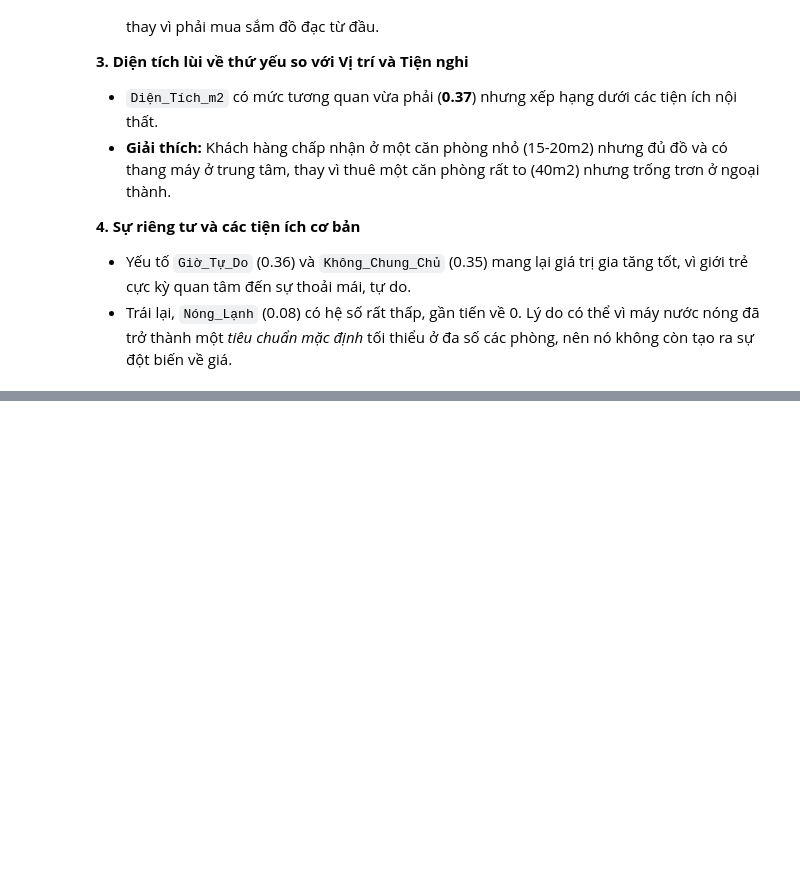
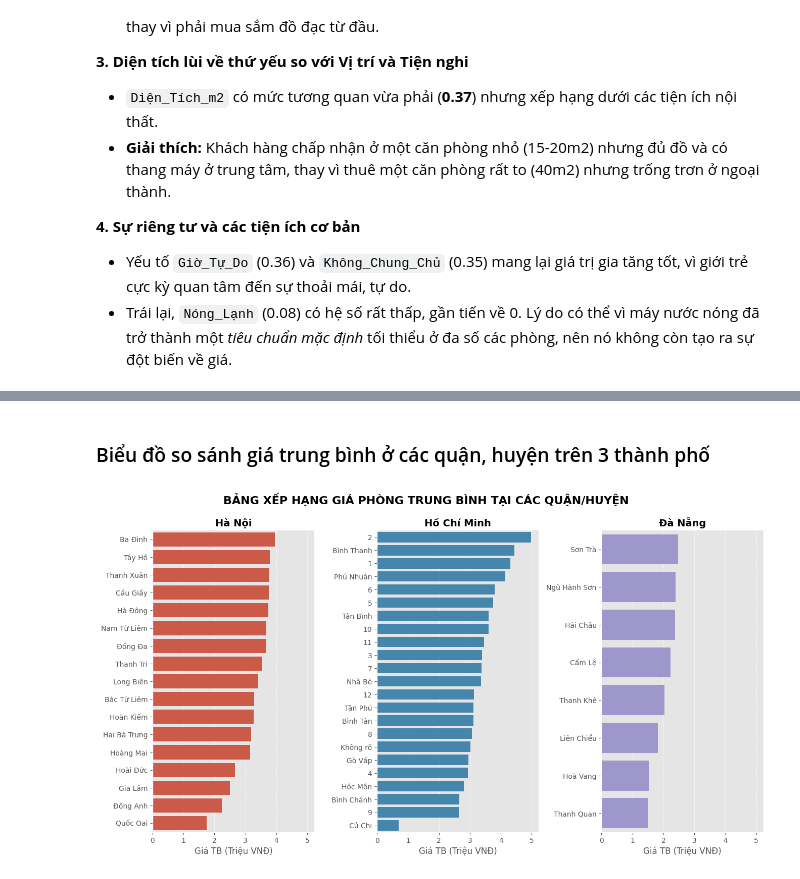
Before and after one commit to hnagnurtme/Roomalyzer, a Jupyter notebook: src/phongtro_data_analysis.ipynb, the cells around one changed output, grey strips where cells are left out. Cells and saved outputs as stored; diff of their text form; code cells hidden in the pictures; blank space fills up the shorter version.

```diff
--- a/src/phongtro_data_analysis.ipynb
+++ b/src/phongtro_data_analysis.ipynb
@@ -695,0 +786,38 @@ Bảng xếp hạng các yếu tố ảnh hưởng đến giá cho thuê phòng:
+# %% [markdown]
+### Biểu đồ so sánh giá trung bình ở các quận, huyện trên 3 thành phố
+# %%
+import matplotlib.pyplot as plt
+import seaborn as sns
+
+# Tính giá trung bình của từng quận huyện
+district_avg = df_clean.groupby(['Thành_Phố', 'Quận_Huyện'])['Giá_Cho_Thuê'].mean().reset_index()
+
+# Sắp xếp giá giảm dần
+district_avg = district_avg.sort_values(['Thành_Phố', 'Giá_Cho_Thuê'], ascending=[True, False])
+
+# Vẽ biểu đồ Catplot chia thành 3 cột (FacetGrid)
+g = sns.catplot(
+    data=district_avg,
+    x='Giá_Cho_Thuê',
+    y='Quận_Huyện',
+    col='Thành_Phố',
+    kind='bar',
+    height=7,
+    aspect=0.65,
+    sharey=False,
+    hue='Thành_Phố',
+    dodge=False,
+    legend=False
+)
+
+# Tùy chỉnh tiêu đề và nhãn
+g.fig.suptitle('BẢNG XẾP HẠNG GIÁ PHÒNG TRUNG BÌNH TẠI CÁC QUẬN/HUYỆN', fontsize=16, fontweight='bold', y=1.05)
+g.set_axis_labels('Giá TB (Triệu VNĐ)', '')
+g.set_titles("{col_name}", size=14, fontweight='bold')
+
+for ax in g.axes.flat:
+    ax.grid(axis='x', linestyle='--', alpha=0.7)
+
+plt.show()
+# %% [output]
+[figure, added]
```
Also changed, not shown: parts of 20 cells of this notebook.
